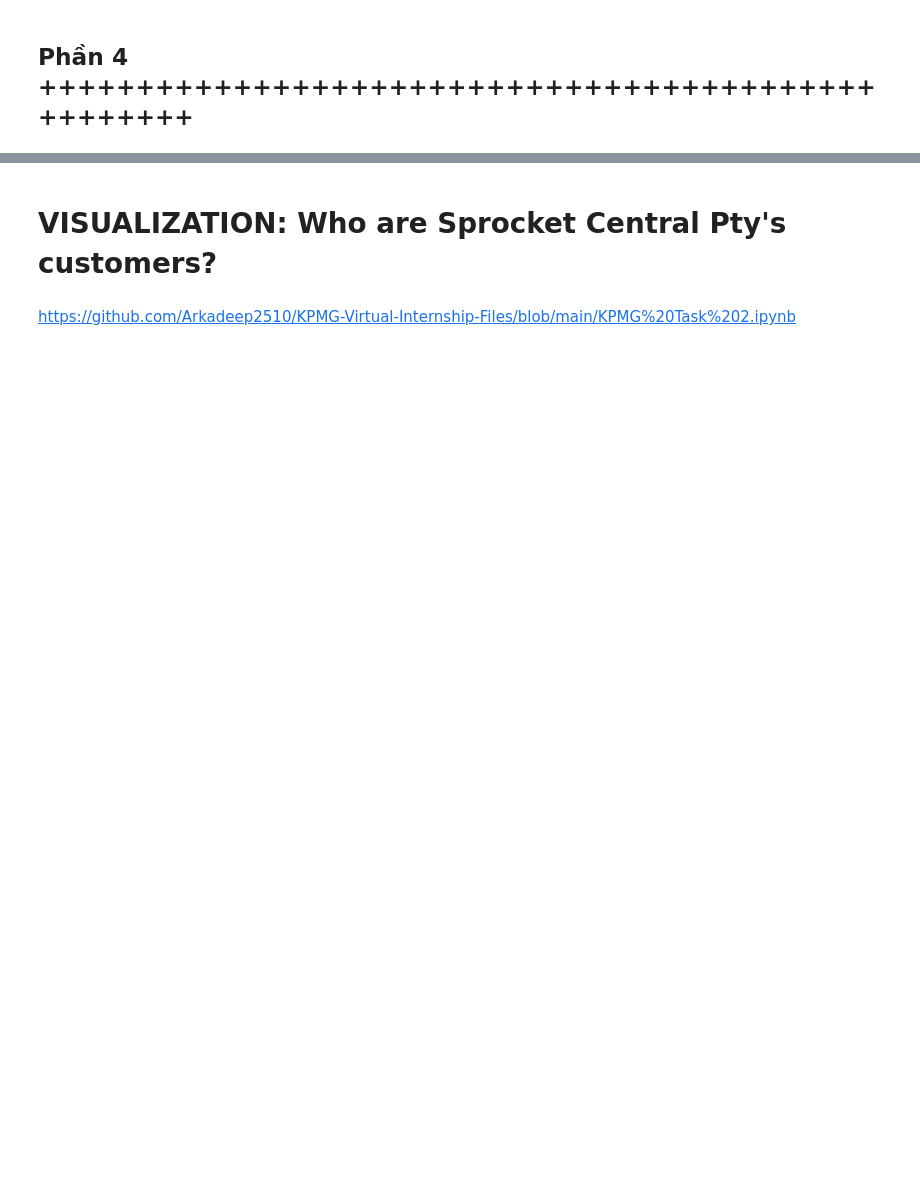
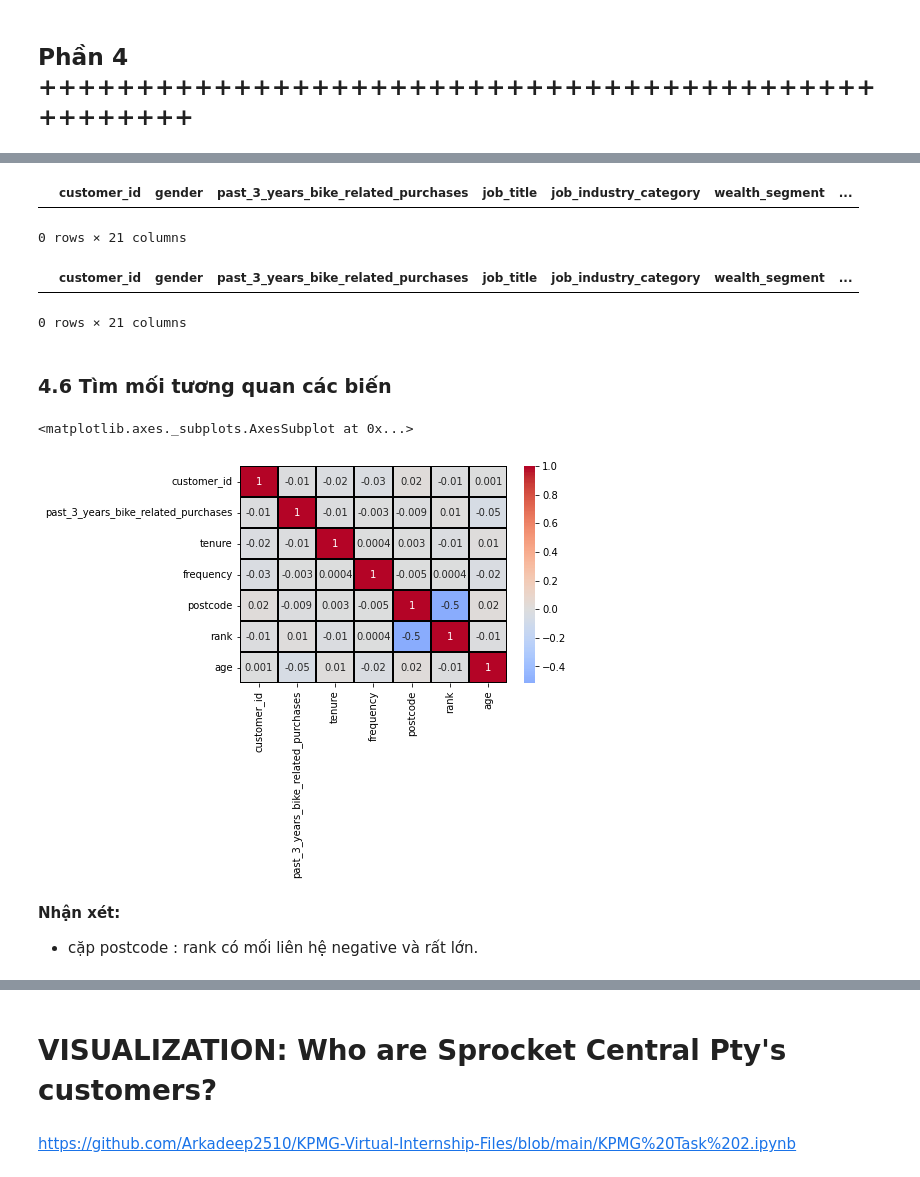
Before and after one commit to PhuongTa/internship, a Jupyter notebook: Ex_01_KPMG_virtual_internship.ipynb, the cells around one changed output, grey strips where cells are left out. Cells and saved outputs as stored; diff of their text form; code cells hidden in the pictures; blank space fills up the shorter version.

```diff
--- a/Ex_01_KPMG_virtual_internship.ipynb
+++ b/Ex_01_KPMG_virtual_internship.ipynb
@@ -1641,0 +2158,4 @@ array(['Yes', 'No'], dtype=object)
+# %%
+#Create age group bins column
+mergedDf['age_group'] = pd.cut(mergedDf.age, bins=[19,24,44,64,99], labels = ['Young adult', 'Adult','Middle age','Older people'])
+mergedDf.head()
@@ -1641,0 +2176,3 @@ array(['Yes', 'No'], dtype=object)
+# %%
+#Drop DOB as there is age column already
+mergedDf.drop(columns='DOB', inplace = True)
@@ -1641,0 +2183,5 @@ array(['Yes', 'No'], dtype=object)
+# %%
+#Standarlise values
+mergedDf.owns_car.replace({'Yes': 'Y', 'No': 'N'}, inplace = True)
+#Check first rows
+mergedDf.head()
@@ -1641,0 +2219,19 @@ array(['Yes', 'No'], dtype=object)
+# %%
+#Records with missing age group
+missing_age_group = mergedDf[mergedDf.age_group.isnull()]
+missing_age_group
+# %% [output]
+|  | customer_id | gender | past_3_years_bike_related_purchases | job_title | job_industry_category | wealth_segment | ... |
+0 rows × 21 columns
+# %%
+#Replace missing values of age_group with 'Young adult' as all customers with missing age_group value is 19 years old
+mergedDf['age_group'].fillna(value='Young adult', inplace = True)
+
+#Check if there is any customer with missing age_group value
+missing_age_group = mergedDf[mergedDf.age_group.isnull()]
+missing_age_group
+# %% [output]
+|  | customer_id | gender | past_3_years_bike_related_purchases | job_title | job_industry_category | wealth_segment | ... |
+0 rows × 21 columns
+# %% [markdown]
+### 4.6 Tìm mối tương quan các biến
@@ -1641,0 +2240,16 @@ array(['Yes', 'No'], dtype=object)
+# %%
+#Check correlation between variables
+sns.heatmap(mergedDf.corr(),
+            center = 0,
+            fmt='.1g',
+            linewidths= 1,
+            linecolor = 'black',
+            cmap='coolwarm',
+            annot=True
+            )
+# %% [output]
+<matplotlib.axes._subplots.AxesSubplot at 0x...>
+[figure, added]
+# %% [markdown]
+**Nhận xét:**
+* cặp postcode : rank có mối liên hệ negative và rất lớn.
```
Also changed, not shown: parts of 373 cells of this notebook.
